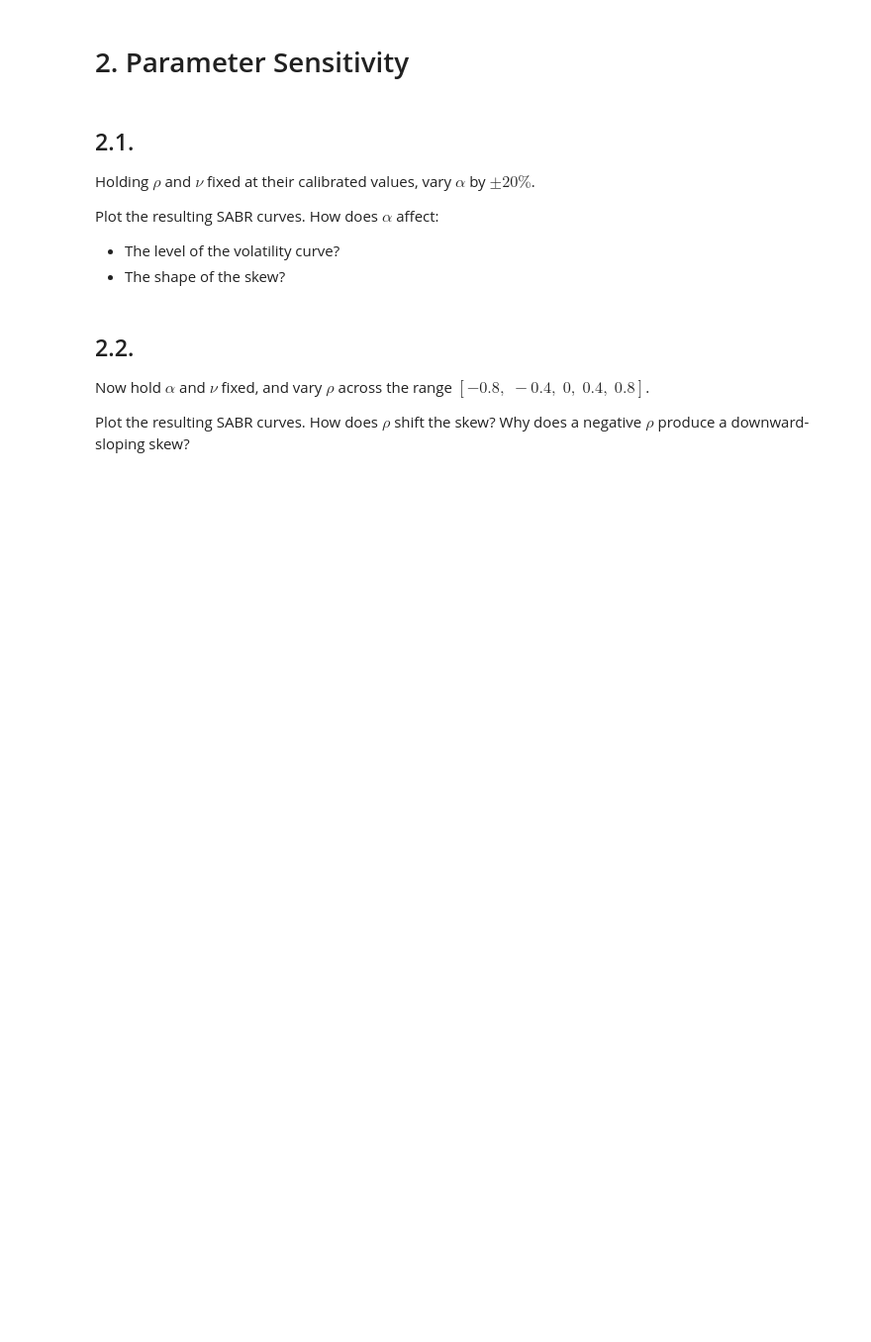
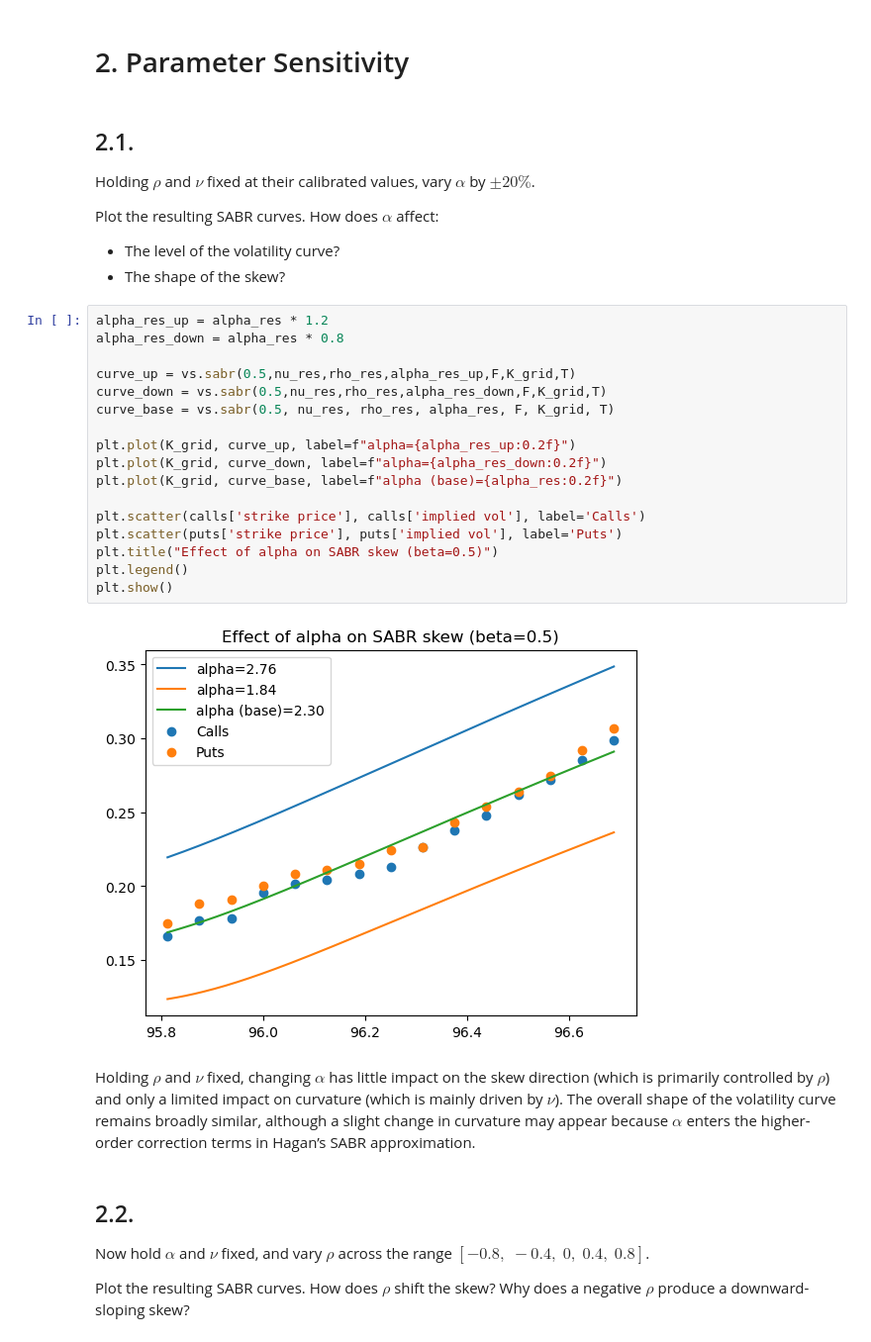
Before and after one commit to reecevdw/FINM-375-GROUP-B, a Jupyter notebook: hw3/E.8.1.%20SABR%20Calibration%20and%20Hedging.ipynb, the cells around one changed output. Shown at 99% size. Drawn from its saved outputs; the diff is of its cells as text; blank space fills up the shorter version.

```diff
--- a/hw3/E.8.1.%20SABR%20Calibration%20and%20Hedging.ipynb
+++ b/hw3/E.8.1.%20SABR%20Calibration%20and%20Hedging.ipynb
@@ -220,6 +220,27 @@ Holding $\rho$ and $\nu$ fixed at their calibrated values, vary $\alpha$ by $\pm
 Plot the resulting SABR curves. How does $\alpha$ affect:
 * The level of the volatility curve?
 * The shape of the skew?
+# %%
+alpha_res_up = alpha_res * 1.2
+alpha_res_down = alpha_res * 0.8
+
+curve_up = vs.sabr(0.5,nu_res,rho_res,alpha_res_up,F,K_grid,T)
+curve_down = vs.sabr(0.5,nu_res,rho_res,alpha_res_down,F,K_grid,T)
+curve_base = vs.sabr(0.5, nu_res, rho_res, alpha_res, F, K_grid, T)
+
+plt.plot(K_grid, curve_up, label=f"alpha={alpha_res_up:0.2f}")
+plt.plot(K_grid, curve_down, label=f"alpha={alpha_res_down:0.2f}")
+plt.plot(K_grid, curve_base, label=f"alpha (base)={alpha_res:0.2f}")
+
+plt.scatter(calls['strike price'], calls['implied vol'], label='Calls')
+plt.scatter(puts['strike price'], puts['implied vol'], label='Puts')
+plt.title("Effect of alpha on SABR skew (beta=0.5)")
+plt.legend()
+plt.show()
+# %% [output]
+[figure, added]
+# %% [markdown]
+Holding $\rho$ and $\nu$ fixed, changing $\alpha$ has little impact on the skew direction (which is primarily controlled by $\rho$) and only a limited impact on curvature (which is mainly driven by $\nu$). The overall shape of the volatility curve remains broadly similar, although a slight change in curvature may appear because $\alpha$ enters the higher-order correction terms in Hagan’s SABR approximation.
 # %% [markdown]
 ## 2.2.
 
```
Also changed, not shown: parts of 5 cells of this notebook.
